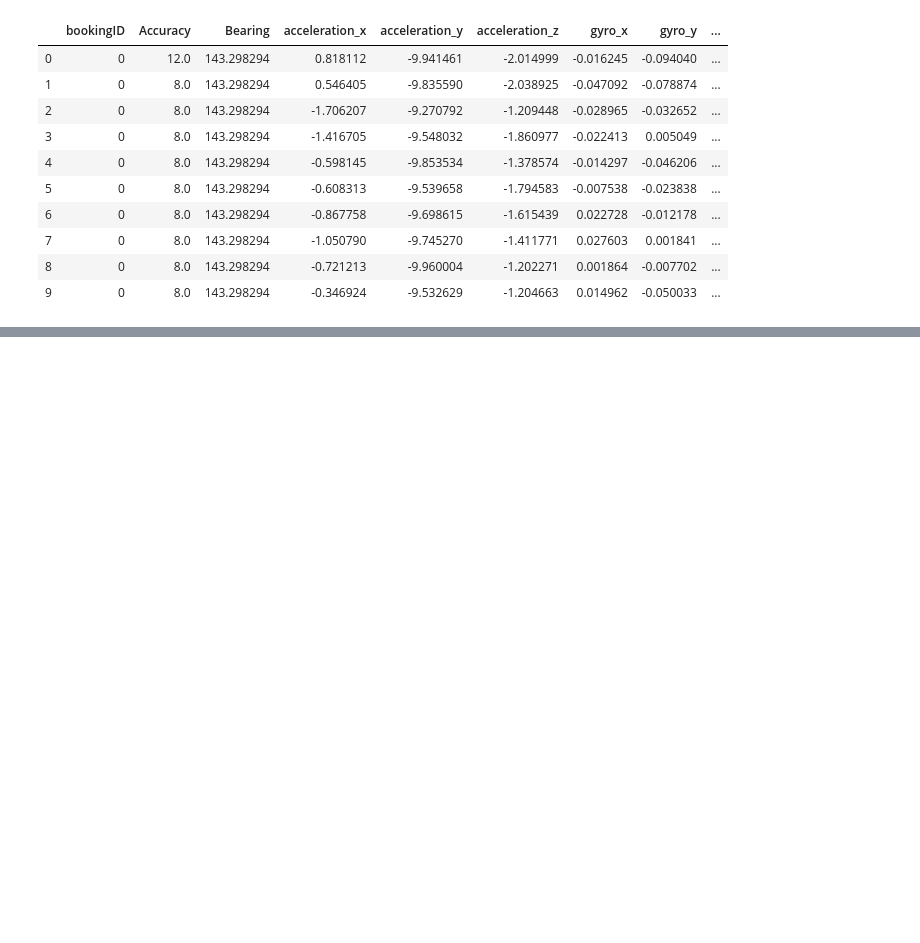
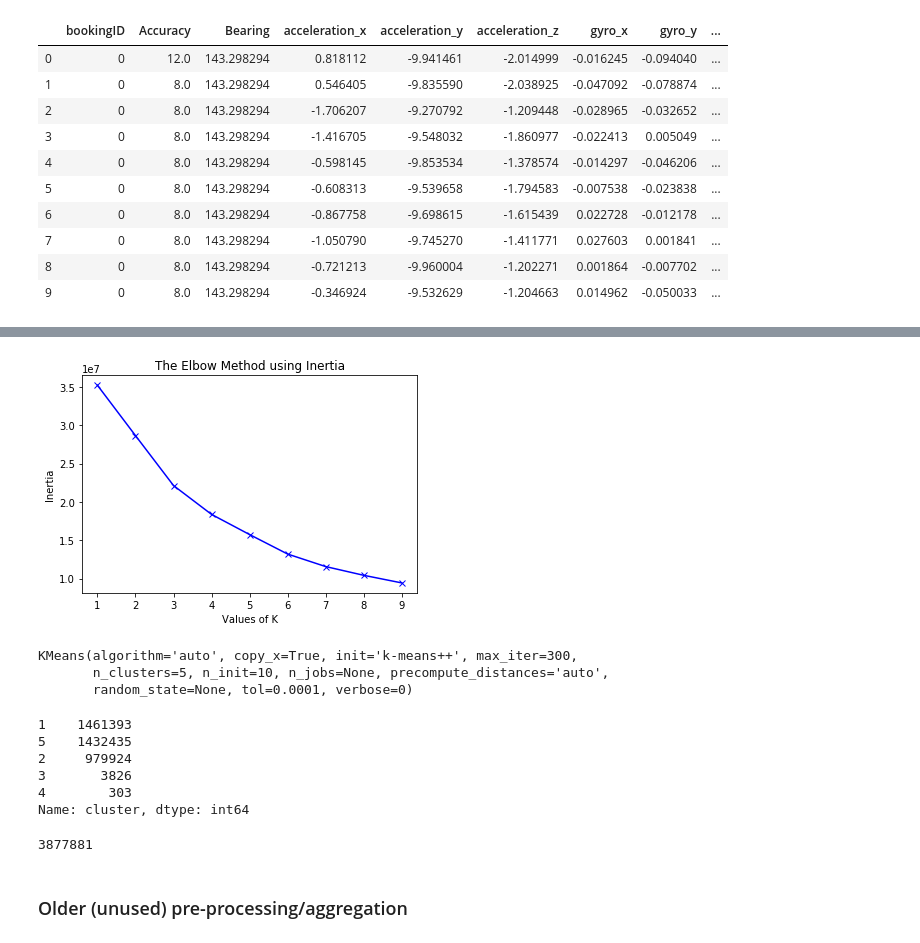
Before and after one commit to md-afif/AIforSEA_Safety, a Jupyter notebook: EDA.ipynb, the cells around one changed output, grey strips where cells are left out. Saved outputs shown, nothing was run; the diff lists cells and outputs as text; code cells hidden in the pictures; blank space fills up the shorter version.

```diff
--- a/EDA.ipynb
+++ b/EDA.ipynb
@@ -261,0 +345,35 @@ df_add2.columns = [col.lower() for col in df_add2.columns]
+# %%
+plt.plot(K, inertias, 'bx-')
+plt.xlabel('Values of K')
+plt.ylabel('Inertia')
+plt.title('The Elbow Method using Inertia')
+plt.show()
+# %% [output]
+[figure, added]
+# %%
+kmeans = KMeans(n_clusters=5)
+kmeans.fit(window_features5)
+# %% [output]
+KMeans(algorithm='auto', copy_x=True, init='k-means++', max_iter=300,
+       n_clusters=5, n_init=10, n_jobs=None, precompute_distances='auto',
+       random_state=None, tol=0.0001, verbose=0)
+# %%
+window_features5['cluster'] = kmeans.predict(window_features5)
+window_features5['cluster'] += 1
+window_features5['cluster'].value_counts()
+# %% [output]
+1    1461393
+5    1432435
+2     979924
+3       3826
+4        303
+Name: cluster, dtype: int64
+# %%
+booking_ids = []
+
+for idx in window_features3.index:
+    booking_ids.append(idx[0])
+
+len(booking_ids)
+# %% [output]
+3877881
@@ -262,3 +382,5 @@ df_add2.columns = [col.lower() for col in df_add2.columns]
+# %% [markdown]
+### Older (unused) pre-processing/aggregation
 # %%
 # df_add2 = df_add.groupby('bookingID').aggregate({'second' : ['min', 'mean', 'max', 'median', 'std', spread],
 #                                                  'Speed' : ['min', 'mean', 'max', 'median', 'std', spread],
```
Also changed, not shown: parts of 17 cells of this notebook, 1 other file.
